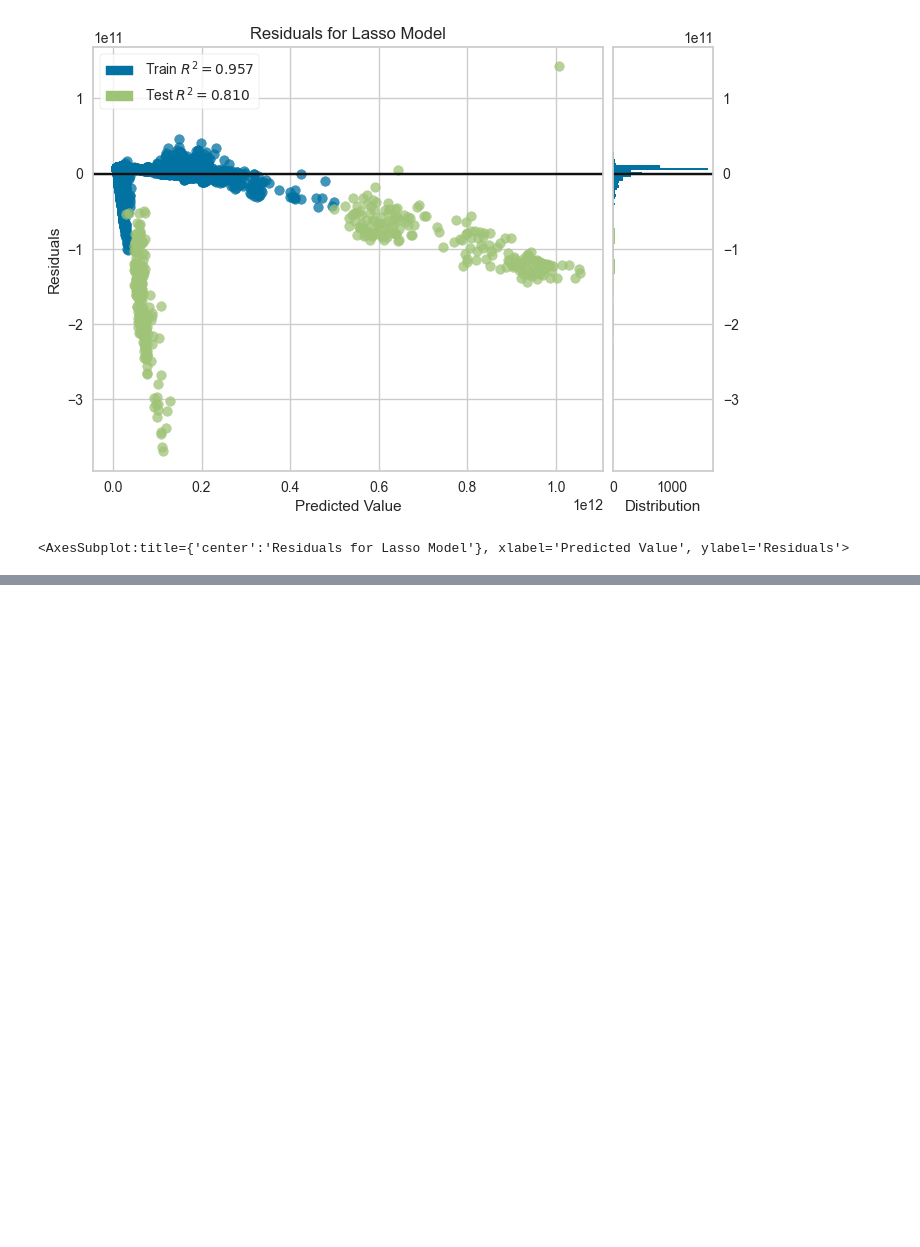
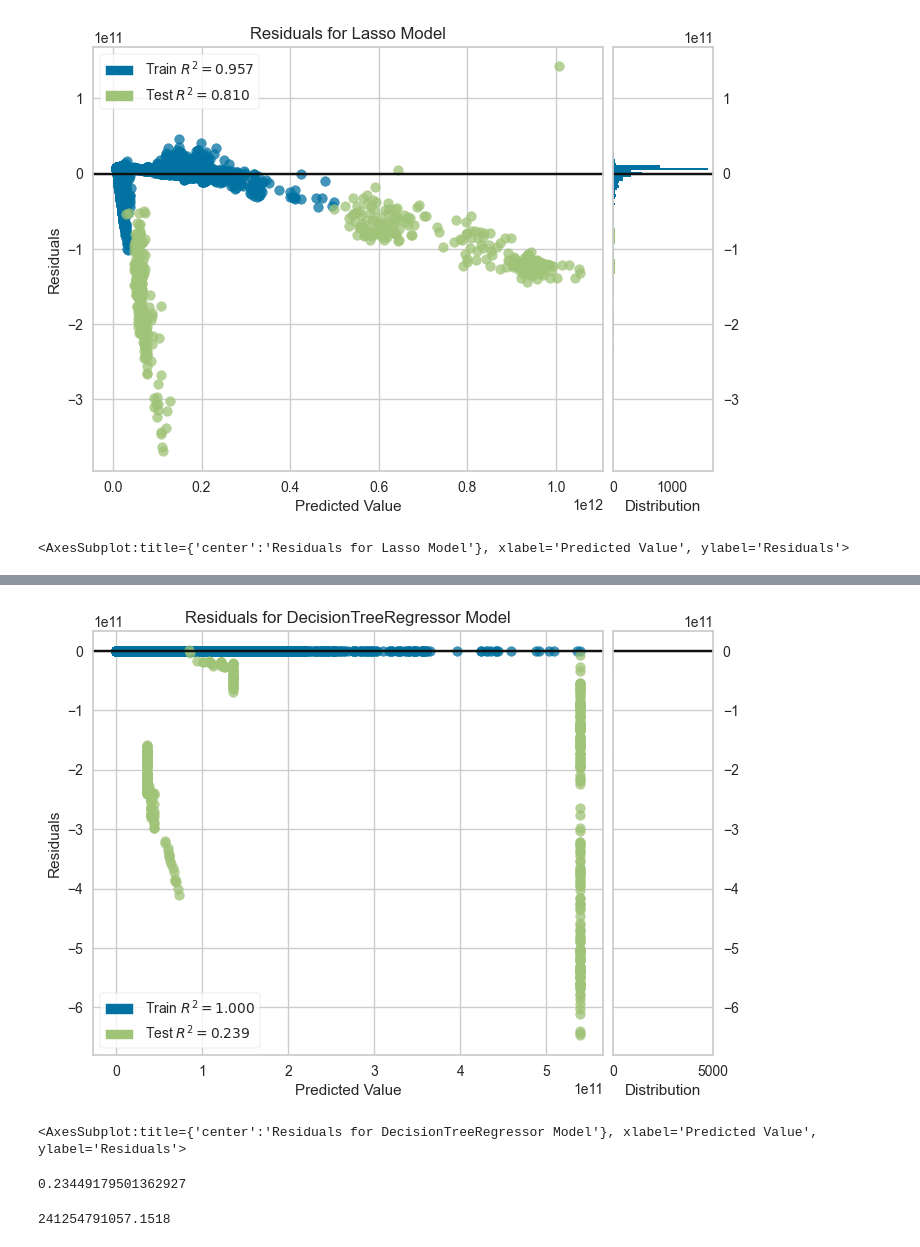
Before and after one commit to Kiel-Hyre/coinmeup, a Jupyter notebook: coinmeup_regressor.ipynb, the cells around one changed output, grey strips where cells are left out. Saved outputs shown, nothing was run; the diff lists cells and outputs as text; code cells hidden in the pictures; blank space fills up the shorter version.

```diff
--- a/coinmeup_regressor.ipynb
+++ b/coinmeup_regressor.ipynb
@@ -326,0 +342,23 @@ print(tree.export_text(mytre))
+# %%
+visualizer = ResidualsPlot(mytre)
+visualizer.fit(X, X_y)
+visualizer.score(test_data, test_y)
+visualizer.poof()
+# %% [output]
+[figure, added]
+<AxesSubplot:title={'center':'Residuals for DecisionTreeRegressor Model'}, xlabel='Predicted Value', ylabel='Residuals'>
+# %%
+from sklearn.ensemble import RandomForestRegressor
+
+randfor = RandomForestRegressor()
+randfor.fit(X, X_y)
+ypred = randfor.predict(test_data)
+randfor.score(test_data, test_y)
+# %% [output]
+0.23449179501362927
+# %%
+from sklearn.metrics import mean_absolute_error
+ypred = randfor.predict(test_data)
+mean_absolute_error(test_y, ypred)
+# %% [output]
+241254791057.1518
```
Also changed, not shown: parts of 26 cells of this notebook, 1 other file.
